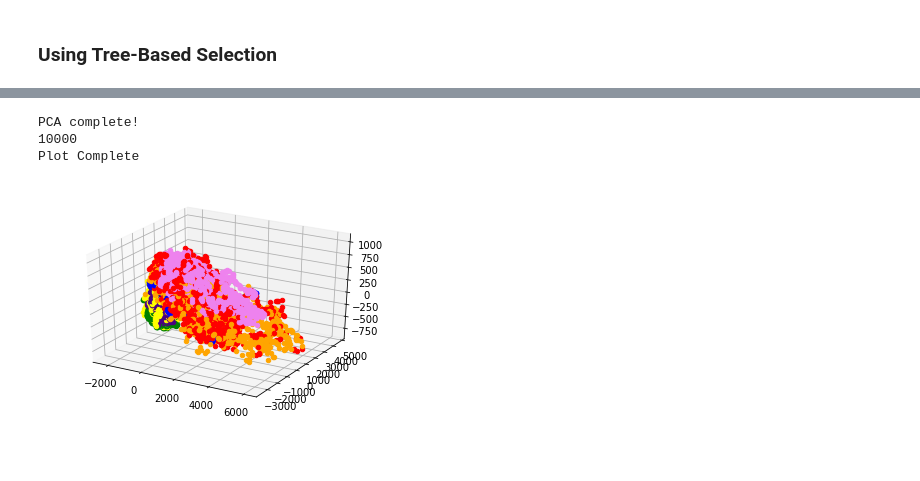
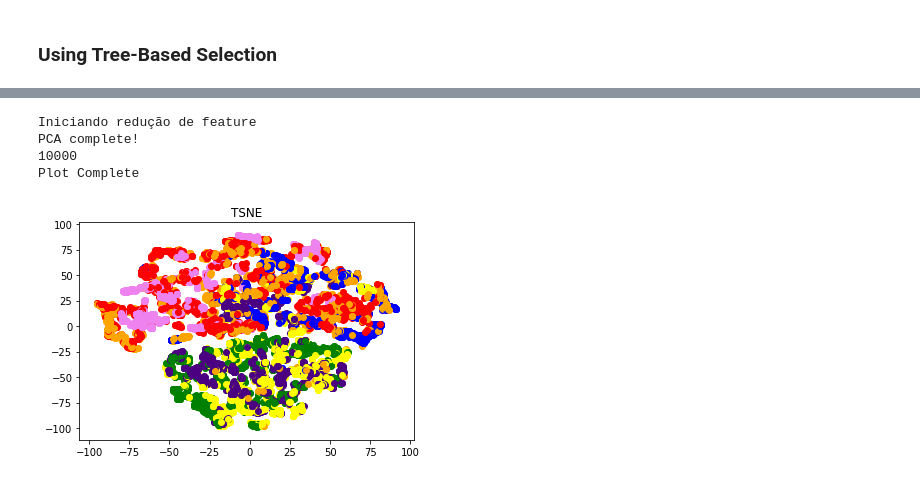
Before and after one commit to Machine-Learning-FGA/ForestCover-Problem, a Jupyter notebook: Initial Analysis.ipynb, the cells around one changed output, grey strips where cells are left out. Drawn from its saved outputs; the diff is of its cells as text; code cells hidden in the pictures; blank space fills up the shorter version.

```diff
--- a/Initial Analysis.ipynb
+++ b/Initial Analysis.ipynb
@@ -49,4 +52,4 @@ data_2.to_csv('10000_samples.csv', index=False)
 # %%
-test = pd.read_csv('10000_samples.csv')
+test = pd.read_csv('ignores/10000_samples.csv')
 test.head()
 # %% [output]
@@ -62,9 +65,12 @@ test.head()
 # %%
 import matplotlib.pyplot as plt
 from sklearn.decomposition import PCA
+from sklearn.manifold import TSNE
 import numpy as np
 
-pca = PCA(n_components=2)
+pca = TSNE(n_components=2)
+
+print('Iniciando redução de feature')
 
 vis = pca.fit_transform(data_2.iloc[:, :-1],data_2.iloc[:,-1])
 
@@ -107,9 +145,0 @@ print(select_features)
-# %%
-data_array = np.array(data_2)
-
-data_array_2 = np.array([])
-
-for i in range(data_array.shape[0]):
-    if select_features[i] is False:
-        print('morri')
-        del data_array[:, i ]
@@ -139,7 +151,7 @@ from sklearn.tree import ExtraTreeClassifier
 # %%
-select = SelectFromModel(ExtraTreeClassifier())
+select = SelectFromModel(DecisionTreeClassifier())
 
-data_selection = select.fit_transform(data[:,:-1], data[:,-1])
+data_selection = select.fit_transform(test.iloc[:,:-1], test.iloc[:,-1])
 # %%
 print(data_selection)
 # %% [output]
@@ -192,34 +220,34 @@ data_base.to_csv('feature_selection.csv')
 # %%
 import matplotlib.pyplot as plt
-from sklearn.decomposition import PCA
+from sklearn.manifold import TSNE
 import numpy as np
-from mpl_toolkits.mplot3d import Axes3D
 
-# plot
-fig = plt.figure()
-ax = fig.add_subplot(111, projection='3d')
+pca = TSNE(n_components=2)
 
-pca = PCA(n_components=3)
+print('Iniciando redução de feature')
 
 vis = pca.fit_transform(data_base.iloc[:, :-1],data_base.iloc[:,-1])
 
 print('PCA complete!')
 
 data_array = np.array(data_base.iloc[:])
 
 colors = {1:'red', 2: 'orange', 3: 'yellow', 4:'green', 5:'blue', 6:'indigo', 7:'violet'}
 
 print(vis.shape[0])
 
 for i in range(vis.shape[0]):
     print(i, end='\r')
-    ax.scatter(vis[i,0], vis[i,1], vis[i,2], c=colors[data_array[i,-1]])
+    plt.scatter(vis[i,0], vis[i,1], c=colors[data_array[i,-1]])
 
 print('Plot Complete')
 
+plt.title('TSNE')
+
 plt.show()
 # %% [output]
+Iniciando redução de feature
 PCA complete!
 10000
 Plot Complete
-[figure, old version]
+[figure, new version]
```
Also changed, not shown: parts of 28 cells of this notebook.
